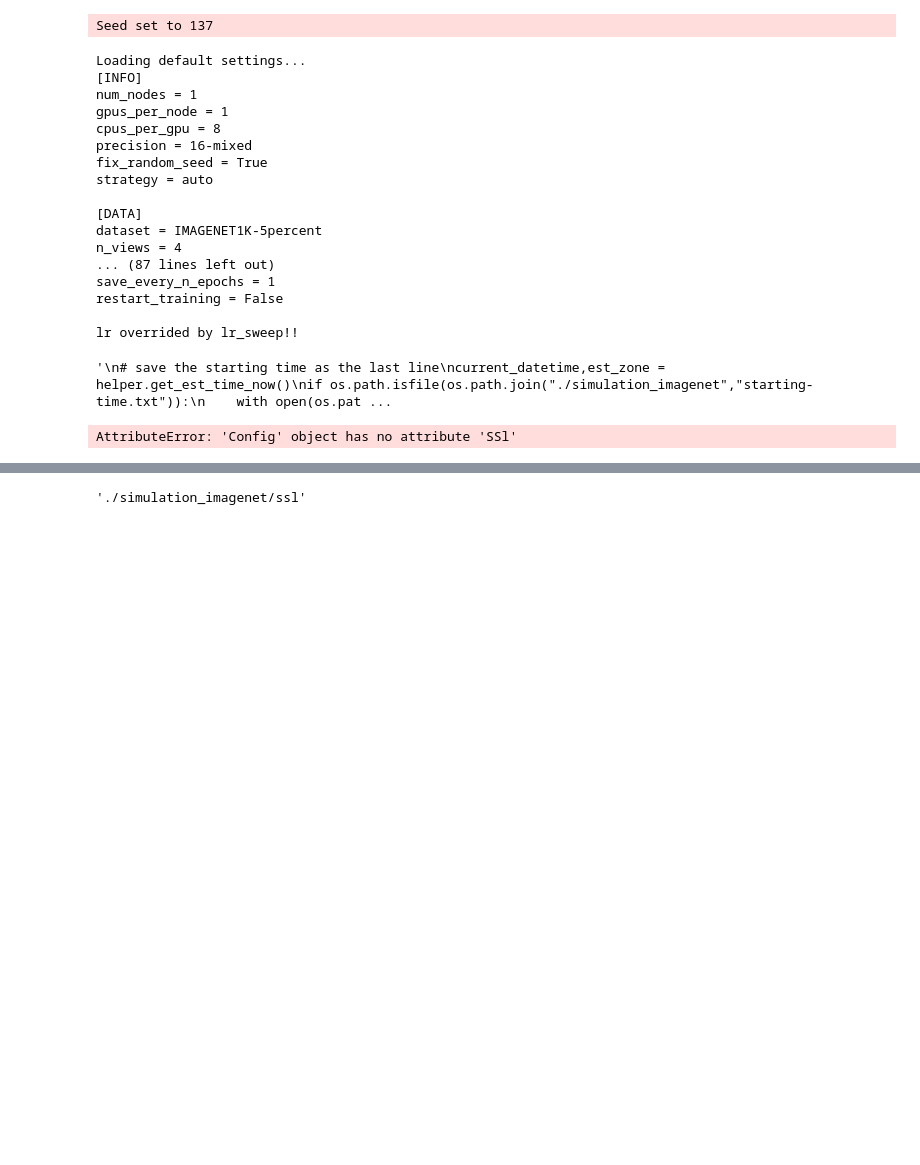
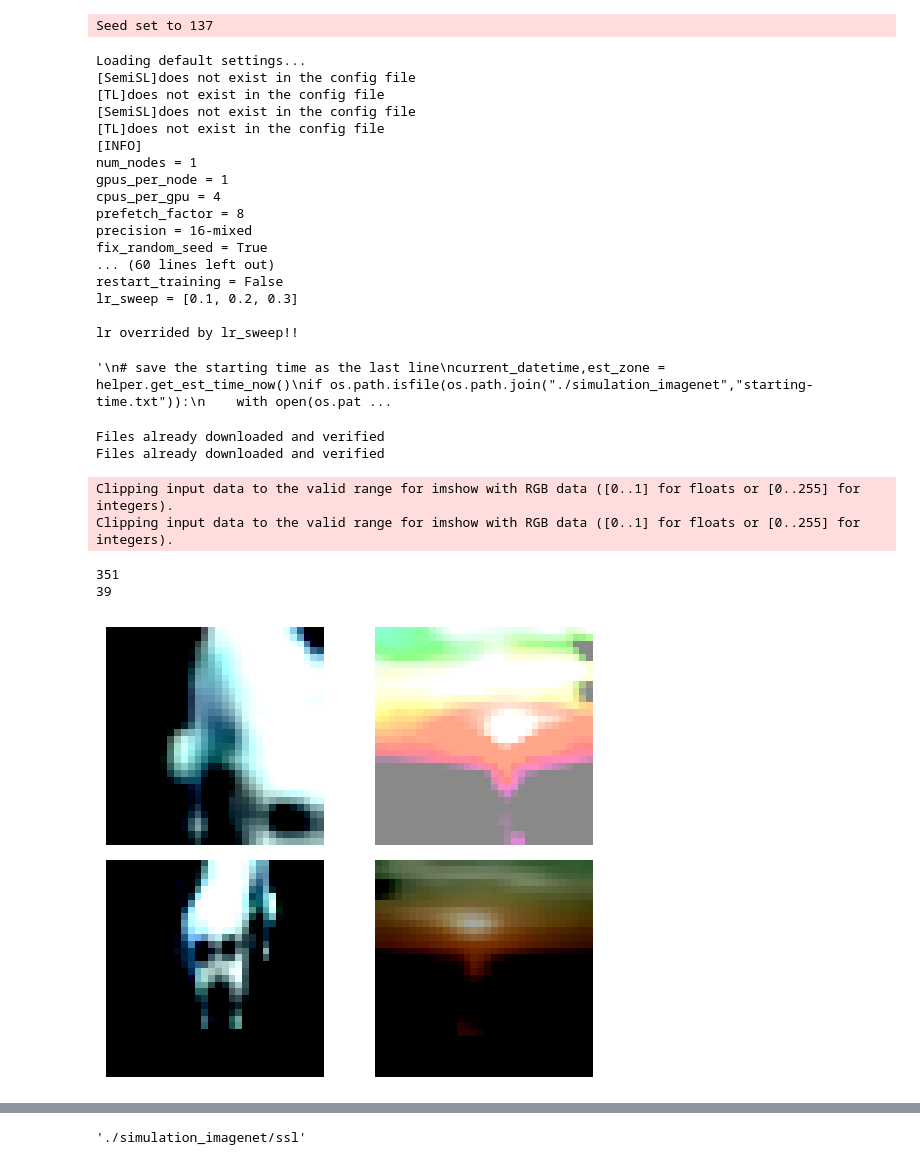
Before and after one commit to guanming-zhang/clamp, a Jupyter notebook: run.ipynb, the cells around one changed output, grey strips where cells are left out. Drawn from its saved outputs; the diff is of its cells as text; code cells hidden in the pictures; blank space fills up the shorter version.

```diff
--- a/run.ipynb
+++ b/run.ipynb
@@ -13,9 +13,9 @@ from model import lightning_models
 import math
 import pytorch_lightning as pl
 # %%
-#config = helper.Config("./simulations",default_config_file="./default_configs/default_config_cifar10.ini")
+config = helper.Config("./simulations",default_config_file="./default_configs/default_config_cifar10.ini")
 
-config = helper.Config("./simulation_imagenet",default_config_file="./default_configs/default_config_imagenet1k.ini")
+#config = helper.Config("./simulation_imagenet",default_config_file="./default_configs/default_config_imagenet1k.ini")
 
 if config.INFO["fix_random_seed"]:
     pl.seed_everything(137) # To be reproducable
@@ -33,41 +33,48 @@ else:
 # %% [output]
 Seed set to 137
 Loading default settings...
+[SemiSL]does not exist in the config file
+[TL]does not exist in the config file
+[SemiSL]does not exist in the config file
+[TL]does not exist in the config file
 [INFO]
 num_nodes = 1
 gpus_per_node = 1
-cpus_per_gpu = 8
+cpus_per_gpu = 4
+prefetch_factor = 8
 precision = 16-mixed
 fix_random_seed = True
-strategy = auto
-
-[DATA]
-dataset = IMAGENET1K-5percent
-n_views = 4
-... (87 lines left out)
-save_every_n_epochs = 1
+... (60 lines left out)
 restart_training = False
+lr_sweep = [0.1, 0.2, 0.3]
 
 lr overrided by lr_sweep!!
 '\n# save the starting time as the last line\ncurrent_datetime,est_zone = helper.get_est_time_now()\nif os.path.isfile(os.path.join("./simulation_imagenet","starting-time.txt")):\n    with open(os.pat ...
 # %%
 # for multi-gpu trainning, effective batch size = batch_size*num_gpus
 ssl_batch_size = config.SSL["batch_size"] // (config.INFO["num_nodes"]*config.INFO["gpus_per_node"]*config.SSL["grad_accumulation_steps"])
 ssl_train_loader,ssl_test_loader,ssl_val_loader = data_utils.get_dataloader(config.DATA,ssl_batch_size,num_workers=config.INFO["cpus_per_gpu"],
-                                                                            validation=True,augment_val_set=True)
+                                                                            validation=True,augment_val_set=True,
+                                                                            prefetch_factor=config.INFO["prefetch_factor"])
 # test_loader and val_loader are not necessary
 del ssl_test_loader
 imgs,labels = next(iter(ssl_train_loader))
 img_list, label_list = [],[]
 for i_view in range(2):
     for j_img in range(2):
         img_list.append(imgs[i_view][j_img])
         #label_list.append(classes[labels[i_view][j_img]])
 data_utils.show_images(img_list,2,2,label_list)
 print(len(ssl_train_loader))
 print(len(ssl_val_loader))
 # %% [output]
-AttributeError: 'Config' object has no attribute 'SSl'
+Files already downloaded and verified
+Files already downloaded and verified
+Clipping input data to the valid range for imshow with RGB data ([0..1] for floats or [0..255] for integers).
+Clipping input data to the valid range for imshow with RGB data ([0..1] for floats or [0..255] for integers).
+351
+39
+[figure, added]
 # %%
 if config.SSL["lr_scale"] == "linear":
     ssl_lr = config.SSL["lr"]*config.SSL["batch_size"]/256.0 # lr ~ 0.1
```
Also changed, not shown: parts of 4 cells of this notebook, 8 other files.
